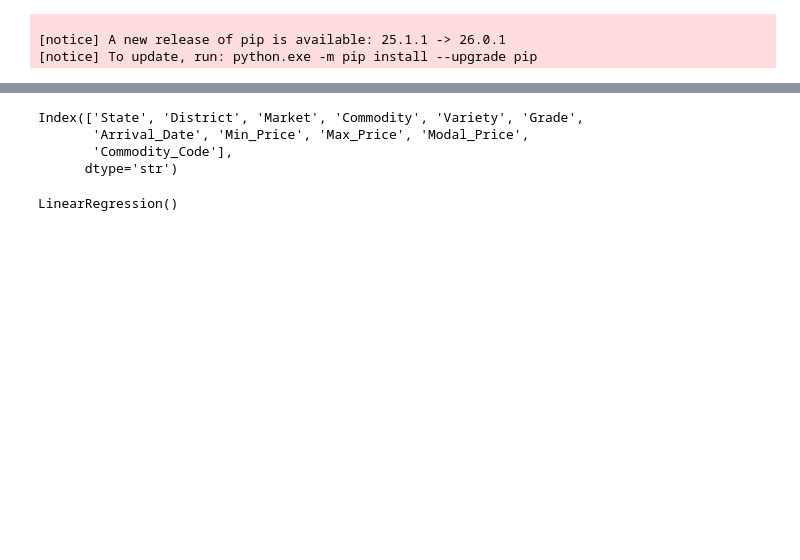
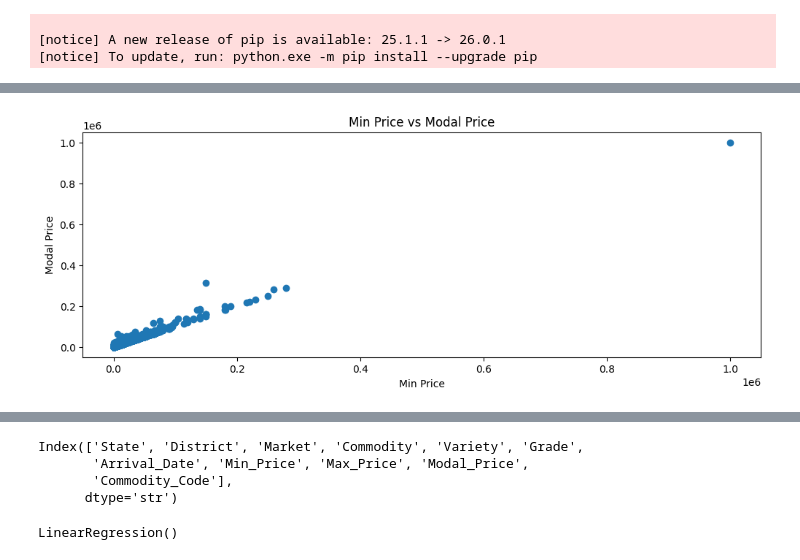
Before and after one commit to khushilalwani7002/Crop-Price-Predictor, a Jupyter notebook: eda.ipynb, the cells around one changed output, grey strips where cells are left out. Cells and saved outputs as stored; diff of their text form; code cells hidden in the pictures; blank space fills up the shorter version.

```diff
--- a/eda.ipynb
+++ b/eda.ipynb
@@ -299,3 +299,14 @@ df.head()
 | 2 | Tamil Nadu | The Nilgiris | Gudalur (Uzhavar Sandhai ) | Ginger (Green) | Green Ginger | Local | 2025-01-01 | 7000.0 | 8000.0 | ... |
 | 3 | Tamil Nadu | The Nilgiris | Gudalur (Uzhavar Sandhai ) | Green Chilli | Green Chilly | Local | 2025-01-01 | 4500.0 | 5000.0 | ... |
 | 4 | Tamil Nadu | The Nilgiris | Gudalur (Uzhavar Sandhai ) | Mint (Pudina) | Mint (Pudina) | Local | 2025-01-01 | 4500.0 | 5000.0 | ... |
+# %%
+sample = df.sample(100000)
+
+plt.figure(figsize=(12,4))
+plt.scatter(sample['Min_Price'], sample['Modal_Price'])
+plt.xlabel("Min Price")
+plt.ylabel("Modal Price")
+plt.title("Min Price vs Modal Price")
+plt.show()
+# %% [output]
+[figure, added]
```
Also changed, not shown: parts of 4 cells of this notebook.
